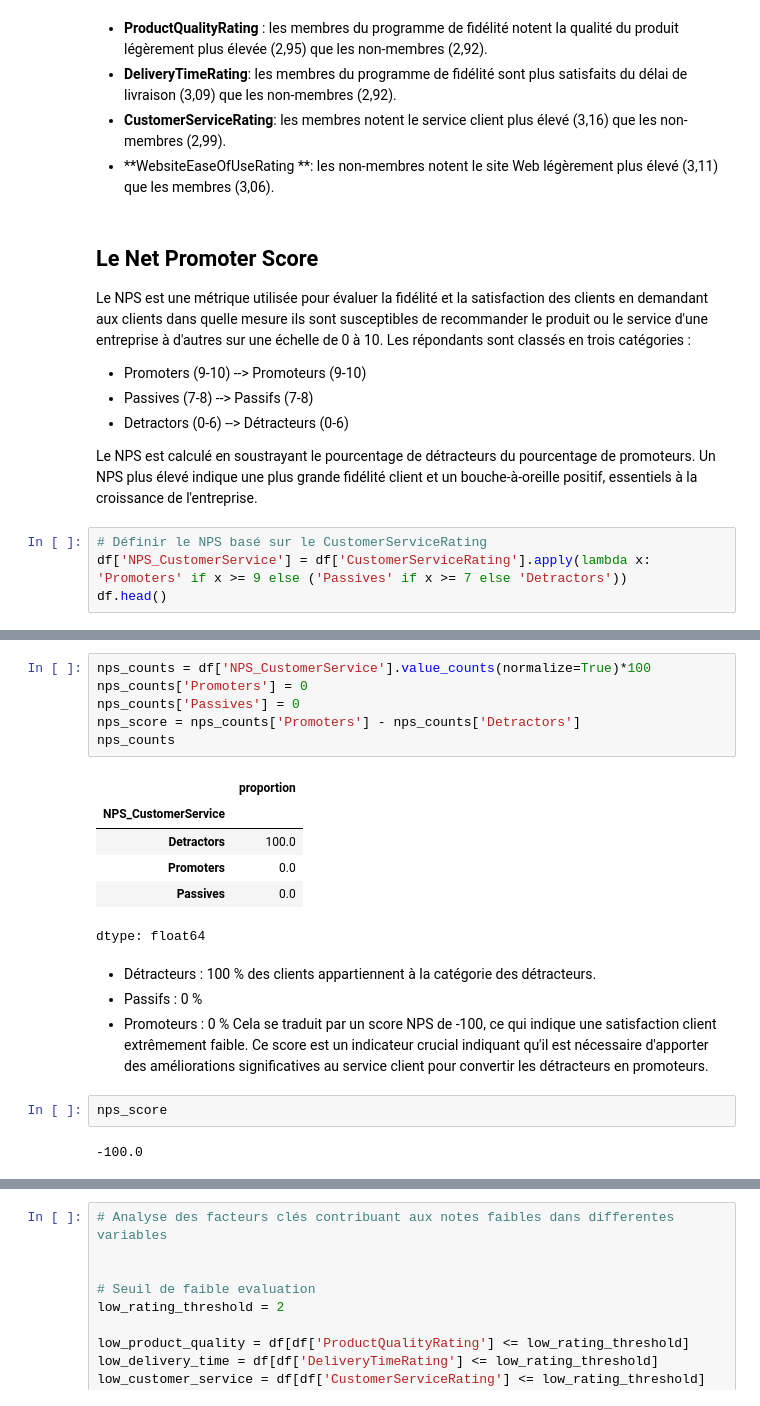
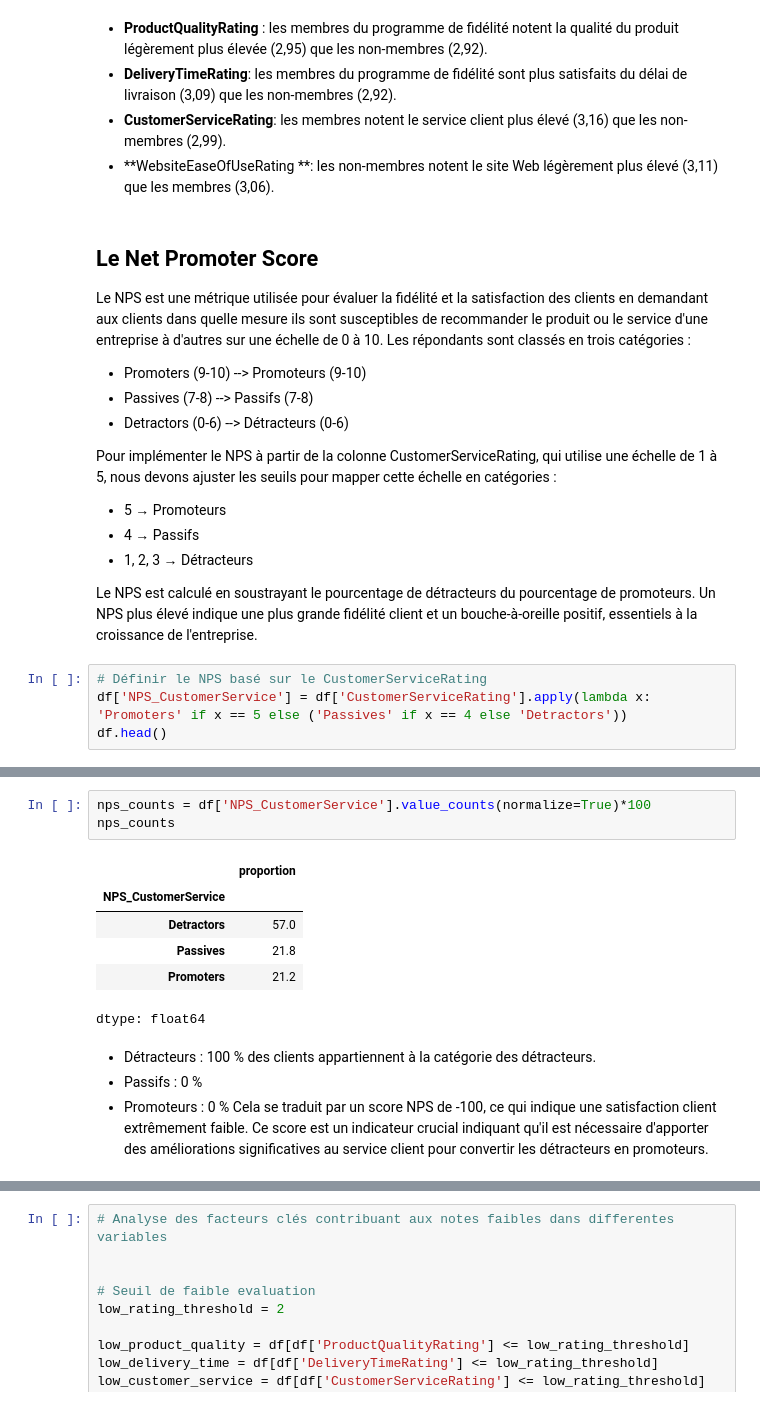
Before and after one commit to mbr-ctrl/customer_satisfaction_analysis, a Jupyter notebook: satifaction_analysis.ipynb, the cells around one changed output, grey strips where cells are left out. Saved outputs shown, nothing was run; the diff lists cells and outputs as text.

```diff
--- a/satifaction_analysis.ipynb
+++ b/satifaction_analysis.ipynb
@@ -179,10 +179,17 @@ Le NPS est une métrique utilisée pour évaluer la fidélité et la satisfactio
 - Passives (7-8) --> Passifs (7-8)
 - Detractors (0-6) --> Détracteurs (0-6)
 
-Le NPS est calculé en soustrayant le pourcentage de détracteurs du pourcentage de promoteurs. Un NPS plus élevé indique une plus grande fidélité client et un bouche-à-oreille positif, essentiels à la croissance de l'entreprise.
+Pour implémenter le NPS à partir de la colonne CustomerServiceRating, qui utilise une échelle de 1 à 5, nous devons ajuster les seuils pour mapper cette échelle en catégories :
+
+- 5 → Promoteurs
+- 4 → Passifs
+- 1, 2, 3 → Détracteurs
+
+Le NPS est calculé en soustrayant le pourcentage de détracteurs du pourcentage de promoteurs. Un NPS plus élevé indique une plus grande fidélité
+client et un bouche-à-oreille positif, essentiels à la croissance de l'entreprise.
 # %%
 # Définir le NPS basé sur le CustomerServiceRating
-df['NPS_CustomerService'] = df['CustomerServiceRating'].apply(lambda x: 'Promoters' if x >= 9 else ('Passives' if x >= 7 else 'Detractors'))
+df['NPS_CustomerService'] = df['CustomerServiceRating'].apply(lambda x: 'Promoters' if x == 5 else ('Passives' if x == 4 else 'Detractors'))
 df.head()
 # %% [output]
 |  | Age | Gender | PurchaseAmount | PurchaseFrequency | ProductQualityRating | DeliveryTimeRating | ... |
@@ -194,23 +201,16 @@ df.head()
 | 5 | 51 | Male | 108.359916 | 9 | 3 | 3 | ... |
 # %%
 nps_counts = df['NPS_CustomerService'].value_counts(normalize=True)*100
-nps_counts['Promoters'] = 0
-nps_counts['Passives'] = 0
-nps_score = nps_counts['Promoters'] - nps_counts['Detractors']
 nps_counts
 # %% [output]
 |  | proportion |
 | NPS_CustomerService |  |
-| Detractors | 100.0 |
-| Promoters | 0.0 |
-| Passives | 0.0 |
+| Detractors | 57.0 |
+| Passives | 21.8 |
+| Promoters | 21.2 |
 dtype: float64
 # %% [markdown]
 - Détracteurs : 100 % des clients appartiennent à la catégorie des détracteurs.
 - Passifs : 0 %
 - Promoteurs : 0 %
 Cela se traduit par un score NPS de -100, ce qui indique une satisfaction client extrêmement faible. Ce score est un indicateur crucial indiquant qu'il est nécessaire d'apporter des améliorations significatives au service client pour convertir les détracteurs en promoteurs.
-# %%
-nps_score
-# %% [output]
--100.0
```
Also changed, not shown: parts of 1 cell of this notebook.
